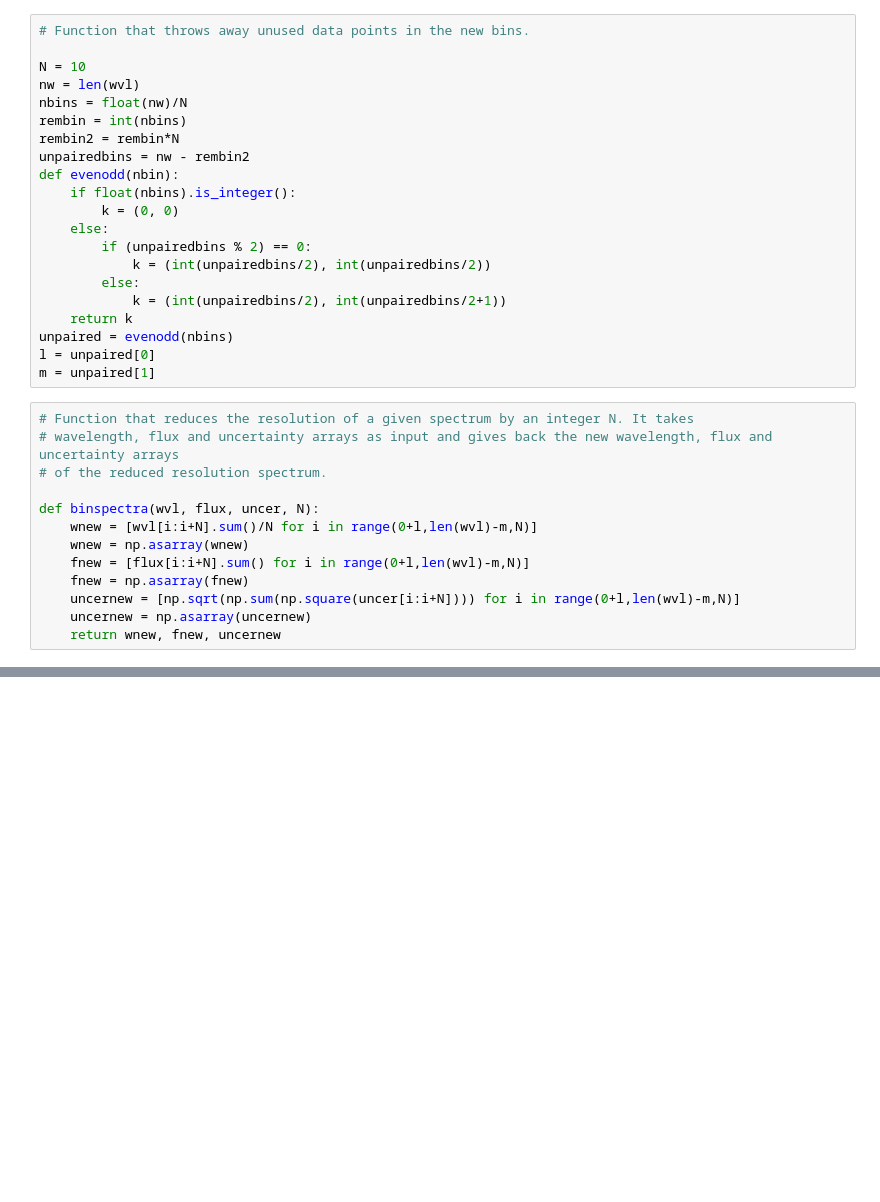
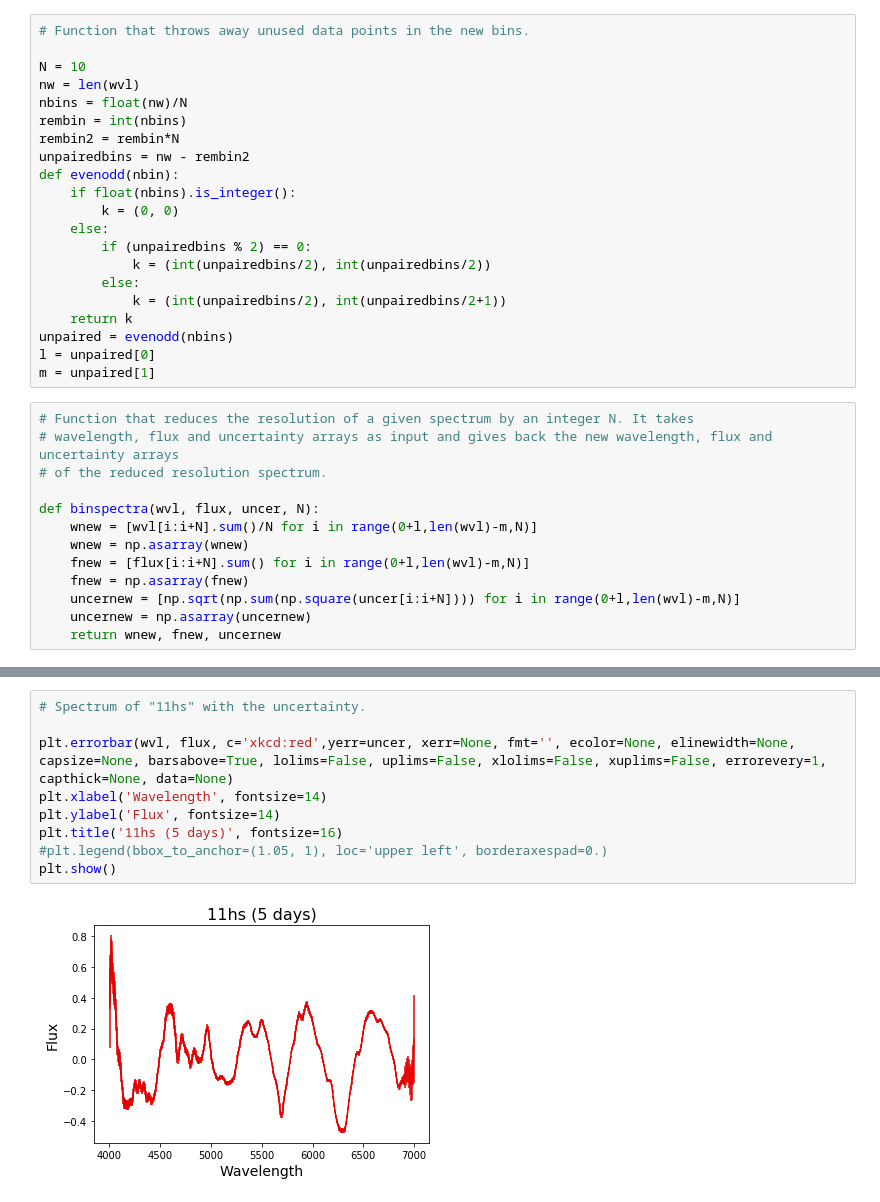
Before and after one commit to umerudel/SESNspectraPCA, a Jupyter notebook: code/specres0.ipynb, the cells around one changed output, grey strips where cells are left out. Saved outputs shown, nothing was run; the diff lists cells and outputs as text; blank space fills up the shorter version.

```diff
--- a/code/specres0.ipynb
+++ b/code/specres0.ipynb
@@ -82 +82,12 @@ plt.show()
+# %%
+# Spectrum of "11hs" with the uncertainty.
+
+plt.errorbar(wvl, flux, c='xkcd:red',yerr=uncer, xerr=None, fmt='', ecolor=None, elinewidth=None, capsize=None, barsabove=True, lolims=False, uplims=False, xlolims=False, xuplims=False, errorevery=1, capthick=None, data=None)
+plt.xlabel('Wavelength', fontsize=14)
+plt.ylabel('Flux', fontsize=14)
+plt.title('11hs (5 days)', fontsize=16)
+#plt.legend(bbox_to_anchor=(1.05, 1), loc='upper left', borderaxespad=0.)
+plt.show()
+# %% [output]
+[figure, added]
 # %%
```
Also changed, not shown: parts of 2 cells of this notebook, 2 other files.
